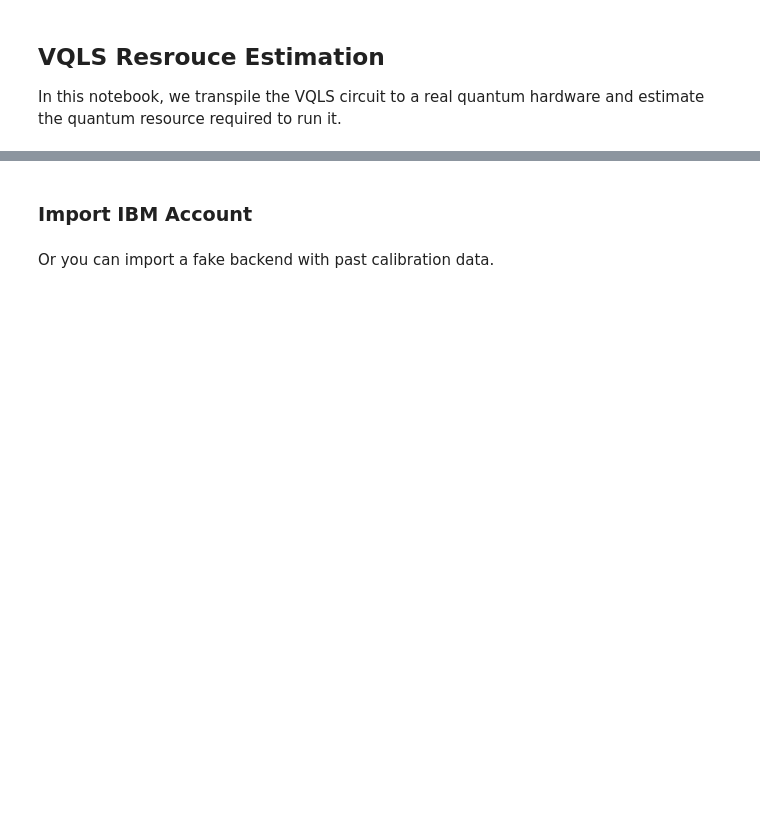
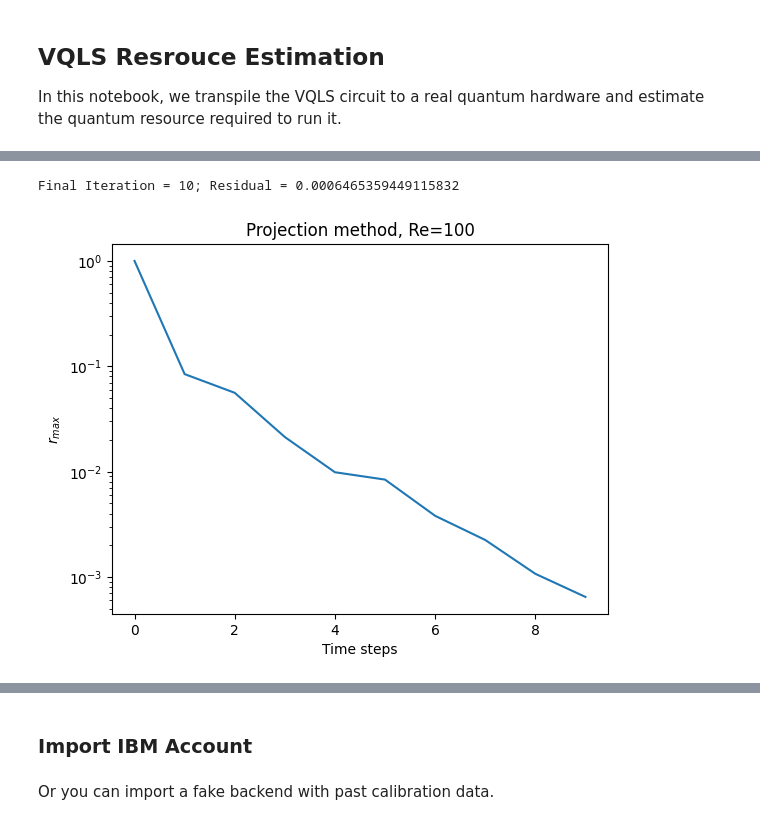
Before and after one commit to comp-physics/NISQ-Quantum-CFD, a Jupyter notebook: Resource Estimation/Resource Estimation.ipynb, the cells around one changed output, grey strips where cells are left out. Drawn from its saved outputs; the diff is of its cells as text; code cells hidden in the pictures; blank space fills up the shorter version.

```diff
--- a/Resource Estimation/Resource Estimation.ipynb
+++ b/Resource Estimation/Resource Estimation.ipynb
@@ -15,0 +144,13 @@ vqls_cir.draw("mpl", fold=60)
+# %%
+# Final residual
+print(f"Final Iteration = {itr}; Residual = {max_res}")
+plt.plot(np.arange(itr), res_hist_classical)
+plt.xlabel("Time steps")
+plt.ylabel(r"$r_{max}$")
+plt.title("Projection method, Re=100")
+# plt.grid()
+ax = plt.gca()
+ax.set_yscale("log")
+# %% [output]
+Final Iteration = 10; Residual = 0.0006465359449115832
+[figure, added]
```
Also changed, not shown: parts of 14 cells of this notebook, 1 other file.
